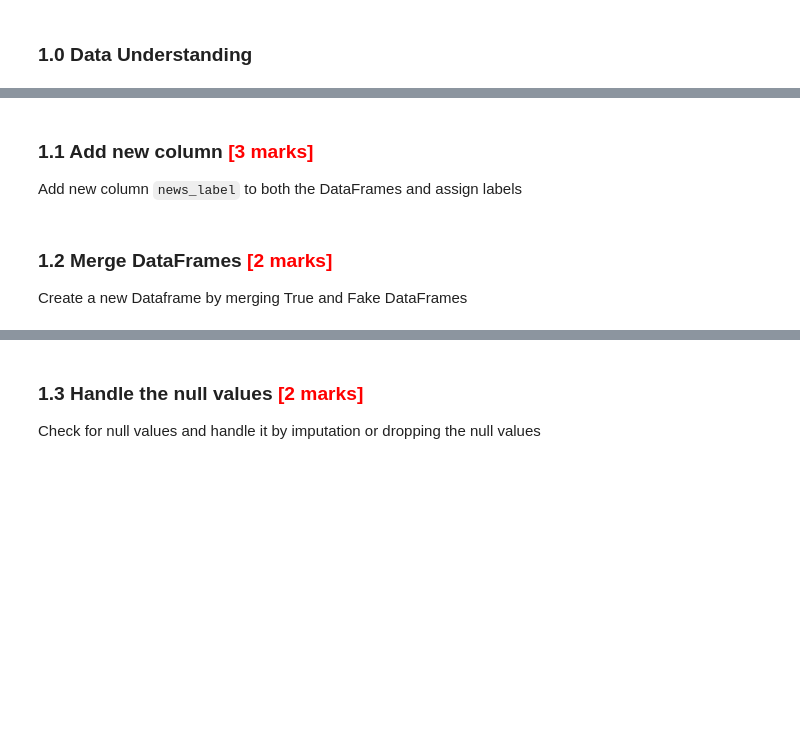
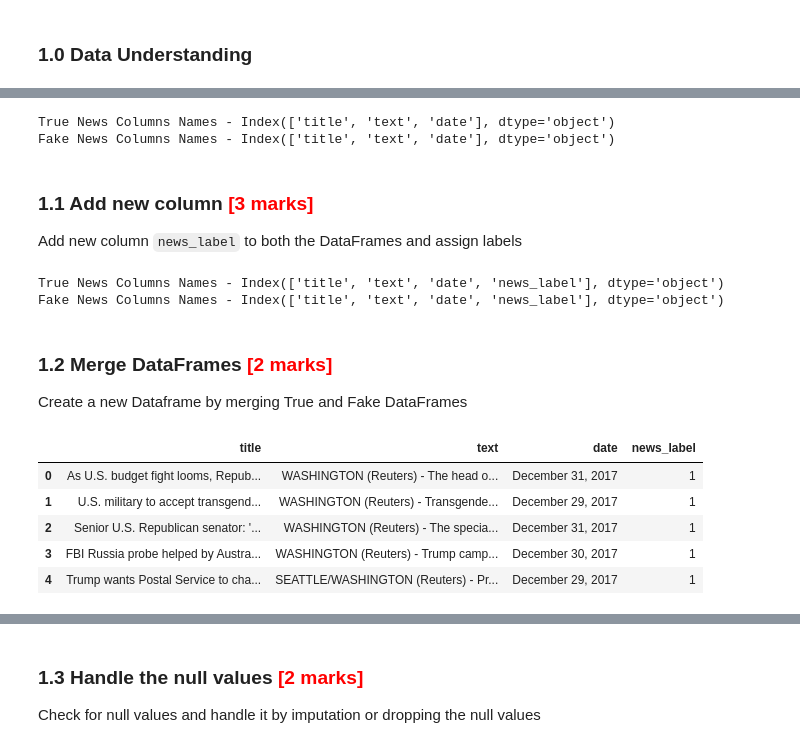
Before and after one commit to AnishRane-cox/Semantic-Fake-News-Detector, a Jupyter notebook: Fake_News_Detection_Starter.ipynb, the cells around one changed output, grey strips where cells are left out. Saved outputs shown, nothing was run; the diff lists cells and outputs as text; code cells hidden in the pictures; blank space fills up the shorter version.

```diff
--- a/Fake_News_Detection_Starter.ipynb
+++ b/Fake_News_Detection_Starter.ipynb
@@ -146,7 +151,11 @@ Load the True.csv and Fake.csv files as DataFrames
 # %%
 # Import the first file - True.csv
+true_link = '/content/drive/MyDrive/True_Fake_News/True.csv'
+true_news = pd.read_csv(true_link)
 
 # Import the second file - Fake.csv
+fake_link = '/content/drive/MyDrive/True_Fake_News/Fake.csv'
+fake_news = pd.read_csv(fake_link)
 # %% [markdown]
 ## **1.** Data Preparation  <font color = red>[10 marks]</font>
 # %% [markdown]
@@ -162,18 +235,40 @@ Load the True.csv and Fake.csv files as DataFrames
 # %%
 # Print the column names of both DataFrames
+print("True News Columns Names - {}".format(true_news.columns))
+print("Fake News Columns Names - {}".format(fake_news.columns))
+# %% [output]
+True News Columns Names - Index(['title', 'text', 'date'], dtype='object')
+Fake News Columns Names - Index(['title', 'text', 'date'], dtype='object')
 # %% [markdown]
 ### **1.1** Add new column  <font color = red>[3 marks]</font> <br>
 
 Add new column `news_label` to both the DataFrames and assign labels
 # %%
 # Add a new column 'news_label' to the true news DataFrame and assign the label "1" to indicate that these news are true
-
+true_news['news_label'] = 1
 # Add a new column 'news_label' to the fake news DataFrame and assign the label "0" to indicate that these news are fake
+fake_news['news_label'] = 0
+# %%
+# Print the column names of both DataFrames
+print("True News Columns Names - {}".format(true_news.columns))
+print("Fake News Columns Names - {}".format(fake_news.columns))
+# %% [output]
+True News Columns Names - Index(['title', 'text', 'date', 'news_label'], dtype='object')
+Fake News Columns Names - Index(['title', 'text', 'date', 'news_label'], dtype='object')
 # %% [markdown]
 ### **1.2** Merge DataFrames  <font color = red>[2 marks]</font> <br>
 
 Create a new Dataframe by merging True and Fake DataFrames
 # %%
 # Combine the true and fake news DataFrames into a single DataFrame
+comb_df = pd.concat([true_news, fake_news], axis = 0, ignore_index = True)
 # %%
 # Display the first 5 rows of the combined DataFrame to verify the result
+comb_df.head()
+# %% [output]
+|  | title | text | date | news_label |
+| 0 | As U.S. budget fight looms, Repub... | WASHINGTON (Reuters) - The head o... | December 31, 2017 | 1 |
+| 1 | U.S. military to accept transgend... | WASHINGTON (Reuters) - Transgende... | December 29, 2017 | 1 |
+| 2 | Senior U.S. Republican senator: '... | WASHINGTON (Reuters) - The specia... | December 31, 2017 | 1 |
+| 3 | FBI Russia probe helped by Austra... | WASHINGTON (Reuters) - Trump camp... | December 30, 2017 | 1 |
+| 4 | Trump wants Postal Service to cha... | SEATTLE/WASHINGTON (Reuters) - Pr... | December 29, 2017 | 1 |
```
Also changed, not shown: parts of 26 cells of this notebook.
